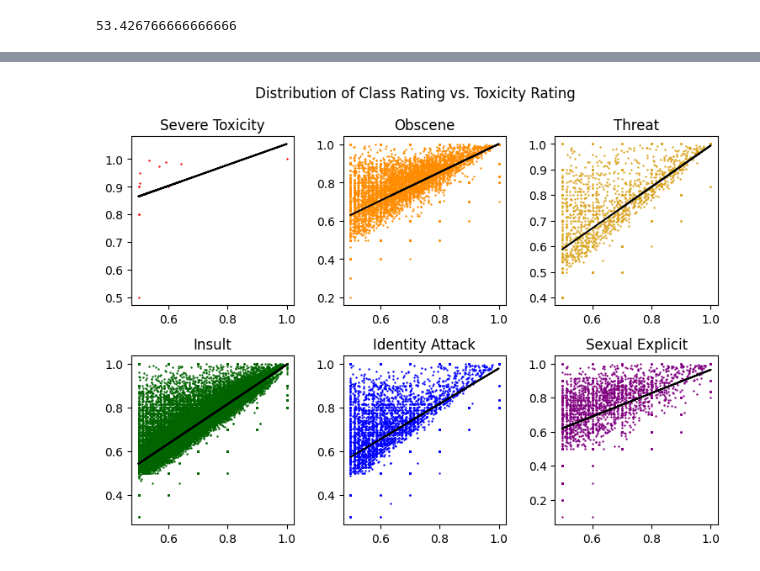
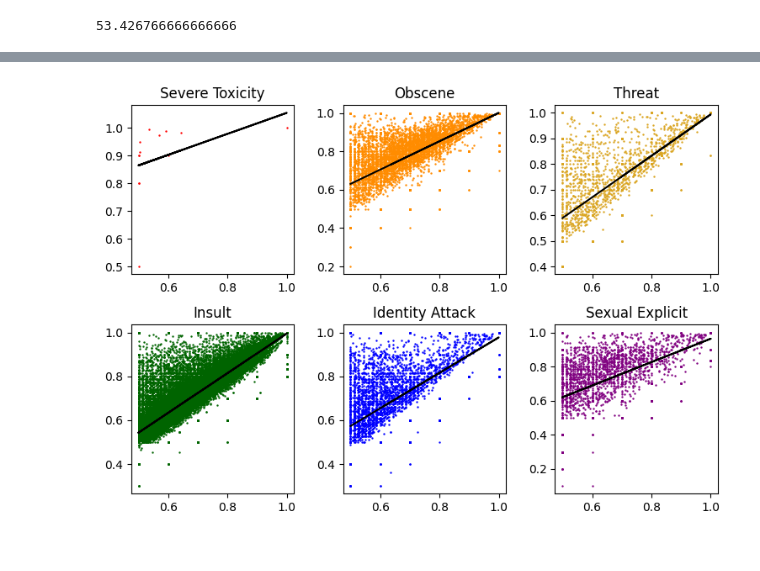
Before and after one commit to danlincoln/toxic-text-classifier, a Jupyter notebook: src/jupyter/data_exploration.ipynb, the cells around one changed output, grey strips where cells are left out. Drawn from its saved outputs; the diff is of its cells as text; code cells hidden in the pictures.

```diff
--- a/src/jupyter/data_exploration.ipynb
+++ b/src/jupyter/data_exploration.ipynb
@@ -70,7 +70,6 @@ colors = list(map(lambda x: "darkred" if x else "darkgreen", c.keys()))
 fig, ax = plt.subplots()
 
 ax.bar(labels, counts, color=colors)
-ax.set_title("Training Data Set Toxic Counts")
 ax.get_yaxis().set_major_formatter(
     matplotlib.ticker.FuncFormatter(lambda x, p: format(int(x), ','))
 )
@@ -148,32 +145,31 @@ categories = [
     "identity_attack",
     "sexual_explicit"
 ]
 
 colors = [
     "red",
     "darkorange",
     "goldenrod",
     "darkgreen",
     "blue",
     "purple"
 ]
 
 fig, axs = plt.subplots(nrows=2, ncols=3, figsize=(9,6))
 
 for i, category in enumerate(categories):
     row = i // 3
     col = i - 3 if i >= 3 else i
     ax = axs[row][col]
     data = hrclass_df[hrclass_df[category] >= 0.5]
     x, y = data[category], data["raw_rating"]
     z = np.polyfit(x, y, 1)
     p = np.poly1d(z)
     ax.scatter(x, y, s=0.5, c=colors[i])
     ax.plot(x, p(x), "black")
     ax.set_title(" ".join(category.split("_")).title())
 
 plt.subplots_adjust(hspace=0.3, wspace=0.3)
-fig.suptitle("Distribution of Class Rating vs. Toxicity Rating")
 plt.show()
 # %% [output]
-[figure, old version]
+[figure, new version]
```
Also changed, not shown: parts of 3 cells of this notebook, 1 other file.
